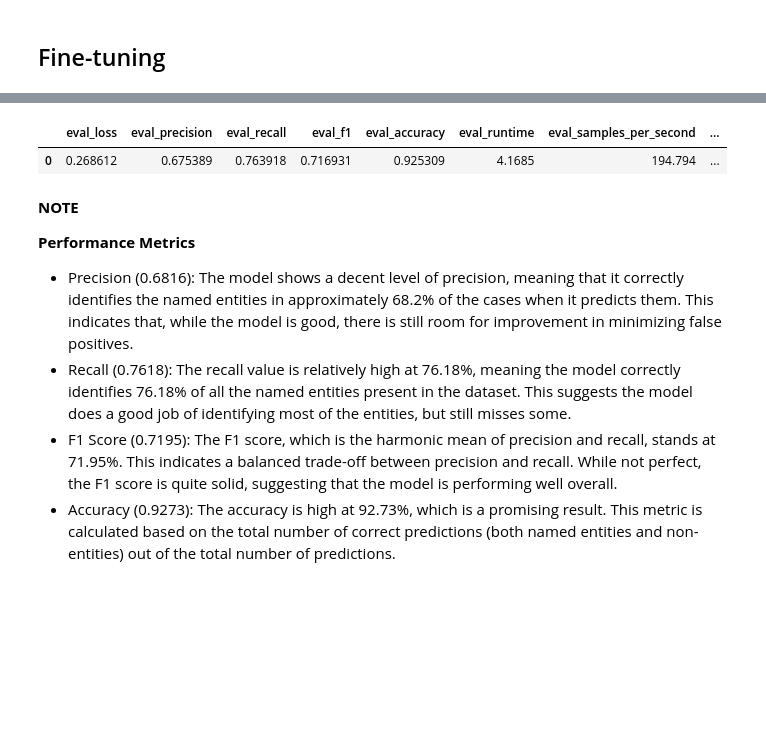
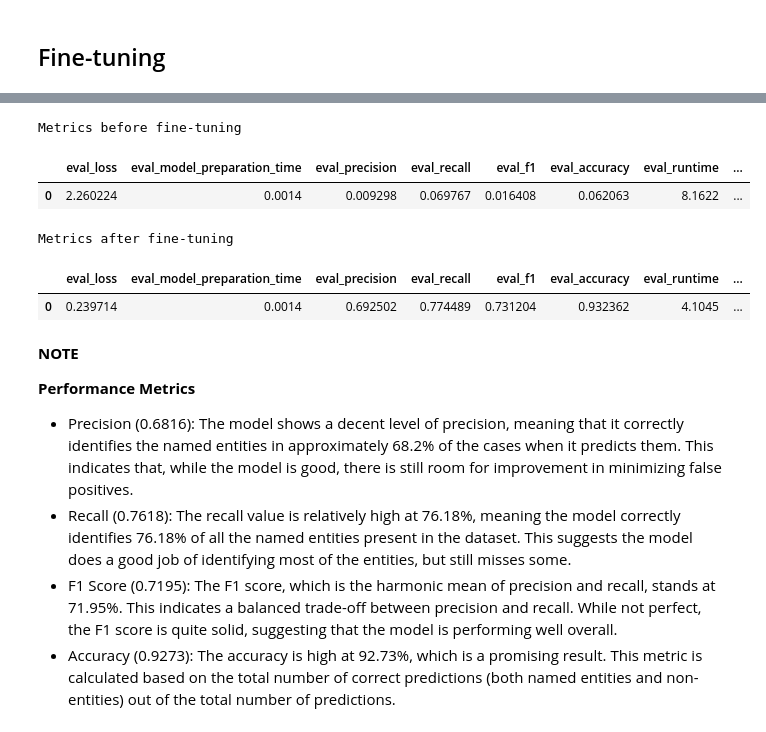
Before and after one commit to o-frolova/nlp-ner, a Jupyter notebook: notebook.ipynb, the cells around one changed output, grey strips where cells are left out. Saved outputs shown, nothing was run; the diff lists cells and outputs as text; code cells hidden in the pictures; blank space fills up the shorter version.

```diff
--- a/notebook.ipynb
+++ b/notebook.ipynb
@@ -514,6 +510,9 @@ trainer = Trainer(
     compute_metrics=compute_metrics,
     processing_class=tokenizer,
 )
+# %%
+eval_results_before_train = trainer.evaluate()
+eval_results_before_train = pd.DataFrame([eval_results_before_train])
 # %% [markdown]
 ## Fine-tuning
 # %%
@@ -534,11 +533,21 @@ trainer.train()
 ... (88 outputs left out)
 # %%
-eval_results = trainer.evaluate()
-eval_results = pd.DataFrame([eval_results])
-eval_results
+eval_result_after_train = trainer.evaluate()
+eval_result_after_train = pd.DataFrame([eval_result_after_train])
-# %% [output]
-|  | eval_loss | eval_precision | eval_recall | eval_f1 | eval_accuracy | eval_runtime | eval_samples_per_second | ... |
-| 0 | 0.268612 | 0.675389 | 0.763918 | 0.716931 | 0.925309 | 4.1685 | 194.794 | ... |
+# %%
+print(f"Metrics before fine-tuning")
+eval_results_before_train
+# %% [output]
+Metrics before fine-tuning
+|  | eval_loss | eval_model_preparation_time | eval_precision | eval_recall | eval_f1 | eval_accuracy | eval_runtime | ... |
+| 0 | 2.260224 | 0.0014 | 0.009298 | 0.069767 | 0.016408 | 0.062063 | 8.1622 | ... |
+# %%
+print("Metrics after fine-tuning")
+eval_result_after_train
+# %% [output]
+Metrics after fine-tuning
+|  | eval_loss | eval_model_preparation_time | eval_precision | eval_recall | eval_f1 | eval_accuracy | eval_runtime | ... |
+| 0 | 0.239714 | 0.0014 | 0.692502 | 0.774489 | 0.731204 | 0.932362 | 4.1045 | ... |
 # %% [markdown]
 <b>NOTE</b>
 
```
Also changed, not shown: parts of 3 cells of this notebook.
